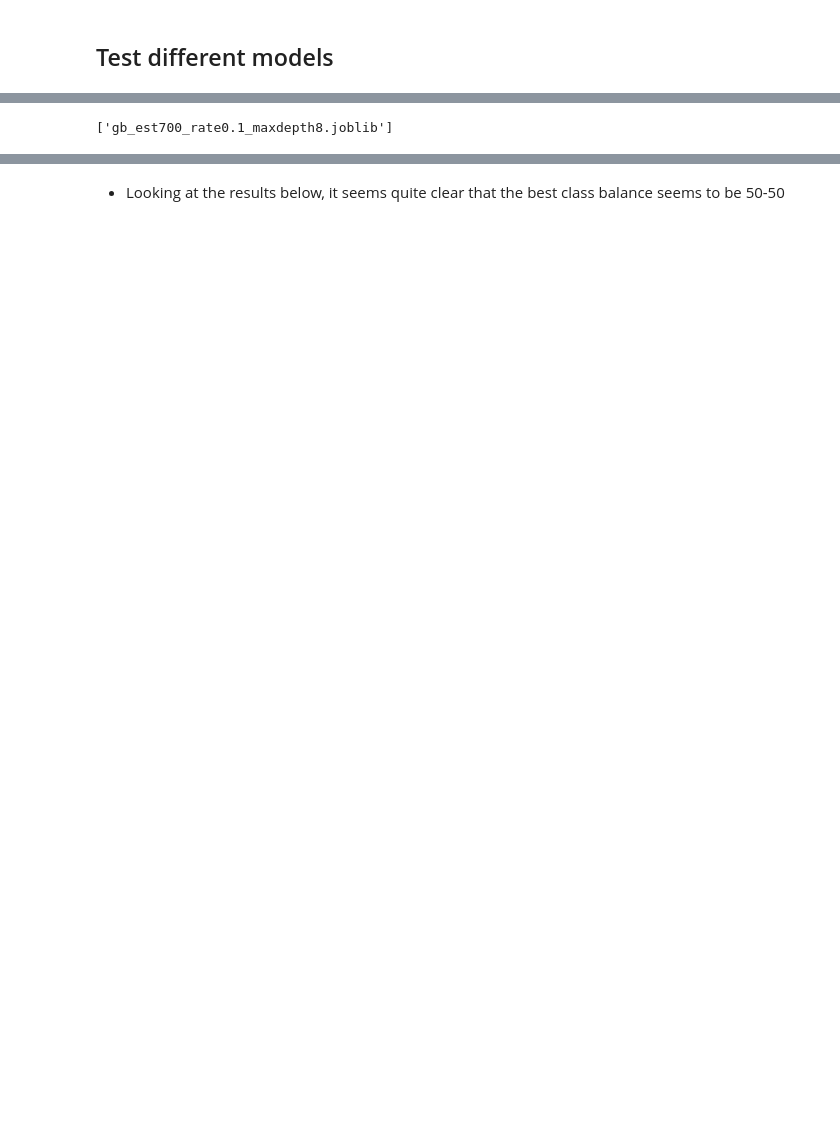
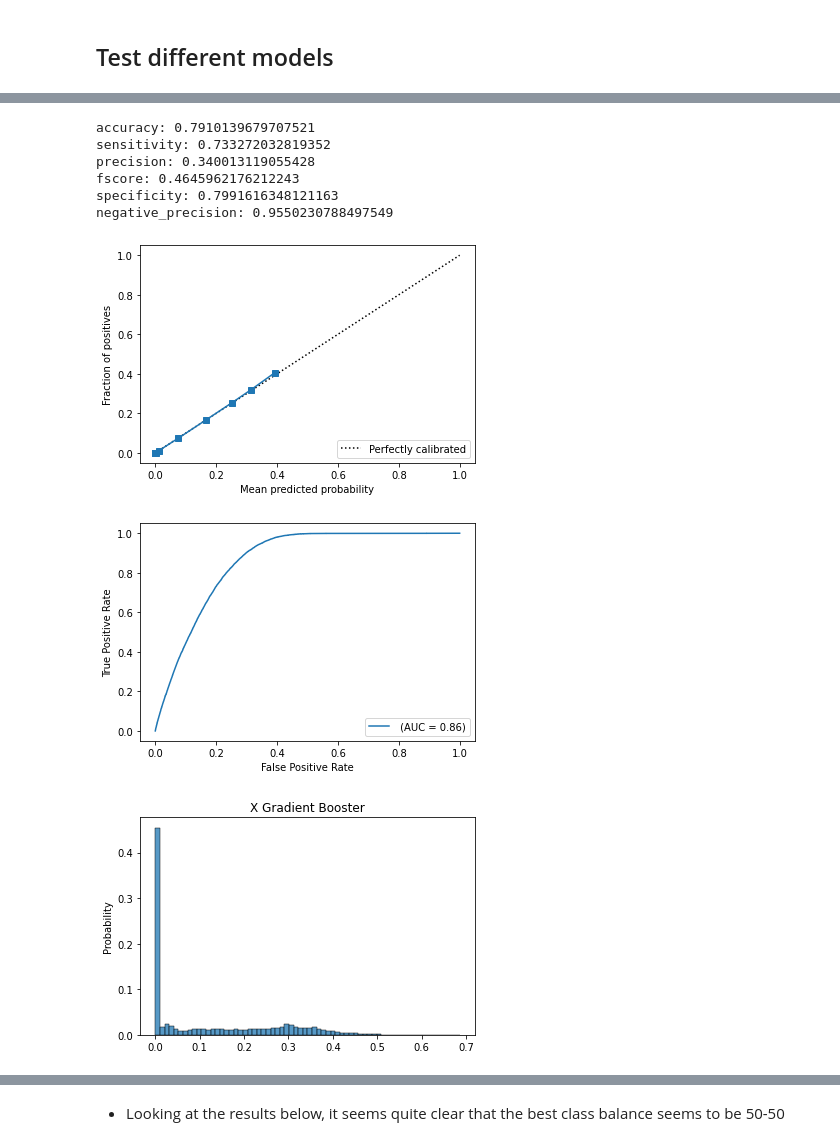
Before and after one commit to Johannes-Gross/business-analytics, a Jupyter notebook: insurance-jg.ipynb, the cells around one changed output, grey strips where cells are left out. Cells and saved outputs as stored; diff of their text form; code cells hidden in the pictures; blank space fills up the shorter version.

```diff
--- a/insurance-jg.ipynb
+++ b/insurance-jg.ipynb
@@ -143,4 +126,13 @@ F-score: 0.10013076779376051
-# %%
-dump(gb, 'gb_est700_rate0.1_maxdepth8.joblib')
-# %% [output]
-['gb_est700_rate0.1_maxdepth8.joblib']
+# %%
+xgbclf = xgb.XGBClassifier(n_estimators=400, max_depth=5, learning_rate=0.07, subsample=0.9, colsample_bynode=0.6).fit(X_train,y_train)
+metrics_xgbclf = eval_clf(xgbclf, X_test, y_test, clf_name='X Gradient Booster', threshold=0.24)
+# %% [output]
+accuracy: 0.7910139679707521
+sensitivity: 0.733272032819352
+precision: 0.340013119055428
+fscore: 0.4645962176212243
+specificity: 0.7991616348121163
+negative_precision: 0.9550230788497549
+[figure, added]
+[figure, added]
+[figure, added]
```
Also changed, not shown: parts of 53 cells of this notebook, 3 other files.
